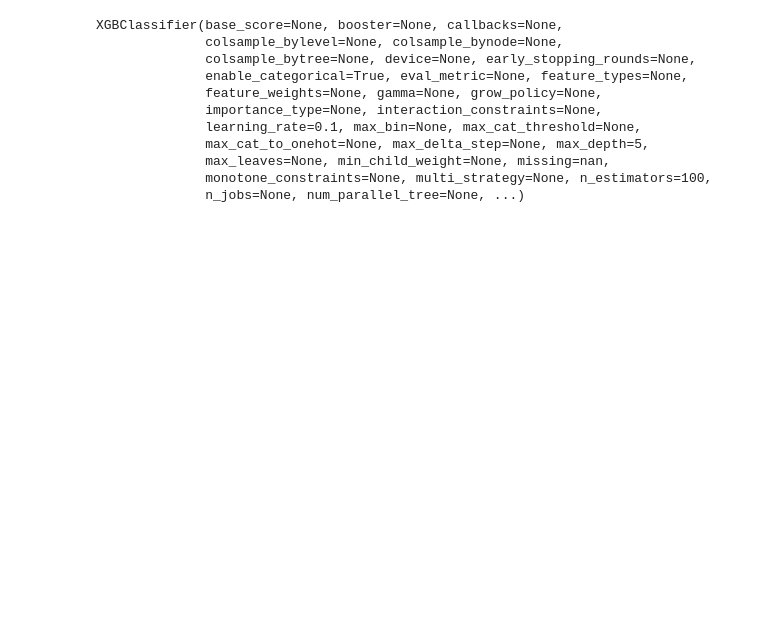
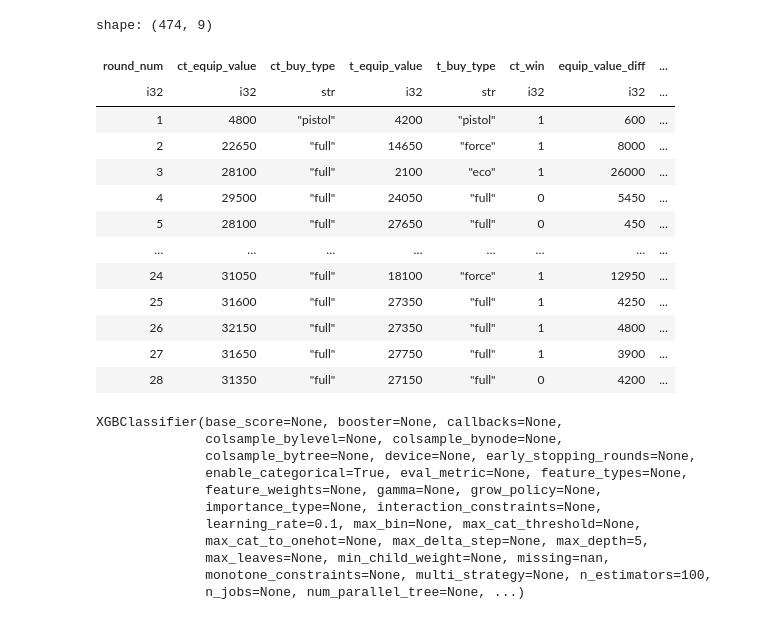
Before and after one commit to pfgb/cs-analytics-wpa, a Jupyter notebook: notebooks/04_player_wpa_analysis.ipynb, the cells around one changed output. Saved outputs shown, nothing was run; the diff lists cells and outputs as text; code cells hidden in the pictures; blank space fills up the shorter version.

```diff
--- a/notebooks/04_player_wpa_analysis.ipynb
+++ b/notebooks/04_player_wpa_analysis.ipynb
@@ -13,6 +13,23 @@ train_df = pl.read_parquet("../data/processed_demos/tick_dataset.parquet")
 econ_df = pl.read_parquet("../data/processed_demos/economy_dataset.parquet")
 features = ["ct_alive", "t_alive", "ct_equip_value", "t_equip_value", "equip_value_ratio", "seconds_elapsed", "is_bomb_planted", "seconds_since_plant"]
 econ_features = ["ct_equip_value", "t_equip_value", "equip_value_ratio"]
+# %%
+econ_df
+# %% [output]
+shape: (474, 9)
+| round_num | ct_equip_value | ct_buy_type | t_equip_value | t_buy_type | ct_win | equip_value_diff | ... |
+| i32 | i32 | str | i32 | str | i32 | i32 | ... |
+| 1 | 4800 | "pistol" | 4200 | "pistol" | 1 | 600 | ... |
+| 2 | 22650 | "full" | 14650 | "force" | 1 | 8000 | ... |
+| 3 | 28100 | "full" | 2100 | "eco" | 1 | 26000 | ... |
+| 4 | 29500 | "full" | 24050 | "full" | 0 | 5450 | ... |
+| 5 | 28100 | "full" | 27650 | "full" | 0 | 450 | ... |
+| … | … | … | … | … | … | … | ... |
+| 24 | 31050 | "full" | 18100 | "force" | 1 | 12950 | ... |
+| 25 | 31600 | "full" | 27350 | "full" | 1 | 4250 | ... |
+| 26 | 32150 | "full" | 27350 | "full" | 1 | 4800 | ... |
+| 27 | 31650 | "full" | 27750 | "full" | 1 | 3900 | ... |
+| 28 | 31350 | "full" | 27150 | "full" | 0 | 4200 | ... |
 # %%
 X_train = train_df[features].to_numpy()
 Y_train = train_df["ct_win"].to_numpy().flatten()
```
Also changed, not shown: parts of 4 cells of this notebook, 3 other files.
